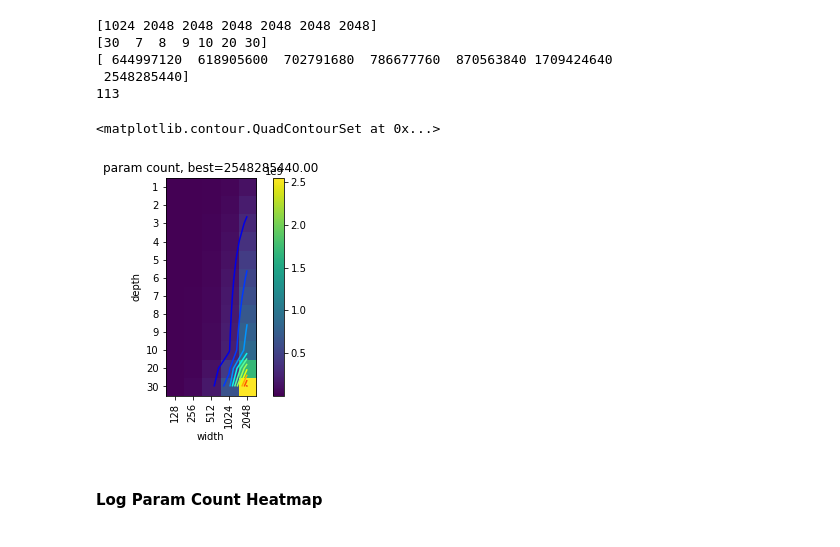
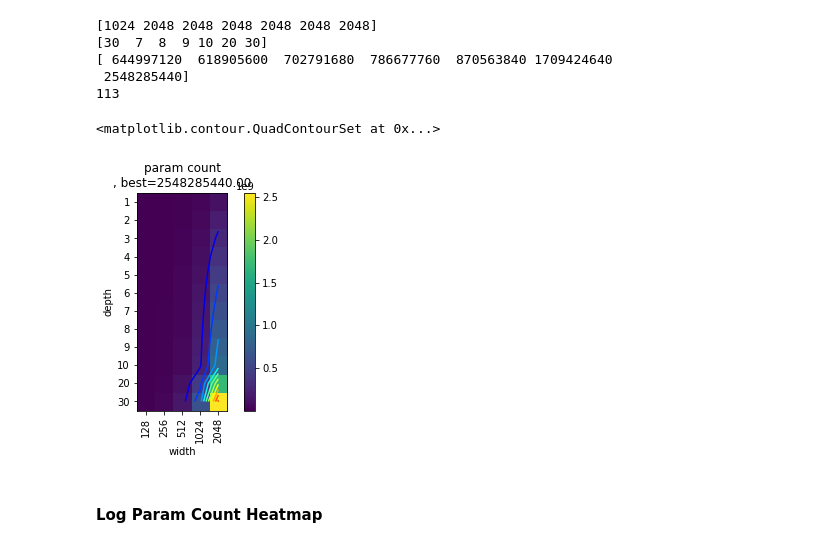
Before and after one commit to darkmatter08/fairseq, a Jupyter notebook: fairseq/modules/compare_linears/Analyze width depth sweeps.ipynb, the cells around one changed output. Drawn from its saved outputs; the diff is of its cells as text; code cells hidden in the pictures.

```diff
--- a/fairseq/modules/compare_linears/Analyze width depth sweeps.ipynb
+++ b/fairseq/modules/compare_linears/Analyze width depth sweeps.ipynb
@@ -5,7 +5,7 @@ import numpy as np
 import matplotlib.pyplot as plt
 import matplotlib.cm as cm
 # %%
-results = np.genfromtxt('/home/jains/Documents/widthdepthsweeps.csv', delimiter=',', dtype=None, names=True)
+results = np.genfromtxt('./widthdepthsweeps.csv', delimiter=',', dtype=None, names=True)
 print(len(results), results.dtype)
 # %% [output]
 482 [('layer_type', 'S33'), ('fp16', 'S4'), ('LR', '<f8'), ('d_model_encoder_embed_dim', '<i8'), ('d_ffn_encoder_ffn_embed_dim', '<i8'), ('n_heads_encoder_attention_heads', '<i8'), ('d_head_encoder_he ...
@@ -702,12 +715,12 @@ print(len(baseline_results_with_all_param_count_combos))
  2548285440]
 113
 # %%
-_, all_train_losses = make_heatmap(baseline_results_with_all_param_count_combos, ax=plt, title='param count', field='Total_Params_formula_no_bias_or_LayerNorm_params', function=np.max)
+_, all_train_losses = make_heatmap(baseline_results_with_all_param_count_combos, ax=plt, title='param count\n', field='Total_Params_formula_no_bias_or_LayerNorm_params', function=np.max)
 plt.colorbar()
 plt.contour(all_train_losses, cmap='jet', levels=10)
 # %% [output]
 <matplotlib.contour.QuadContourSet at 0x...>
-[figure, old version]
+[figure, new version]
 # %% [markdown]
 #### Log Param Count Heatmap
 # %%
```
Also changed, not shown: parts of 32 cells of this notebook, 6 other files.
